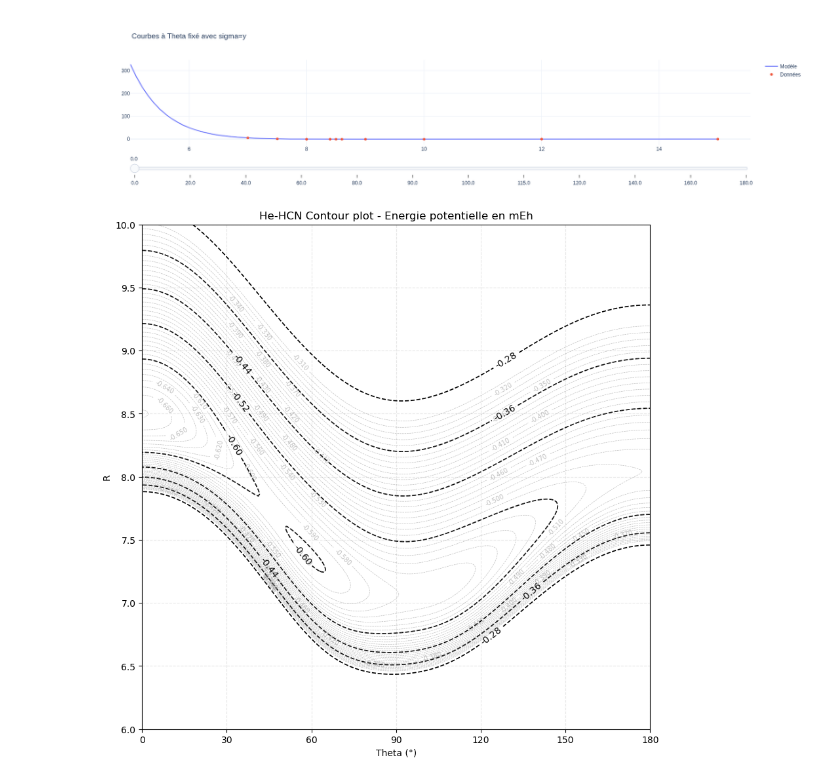
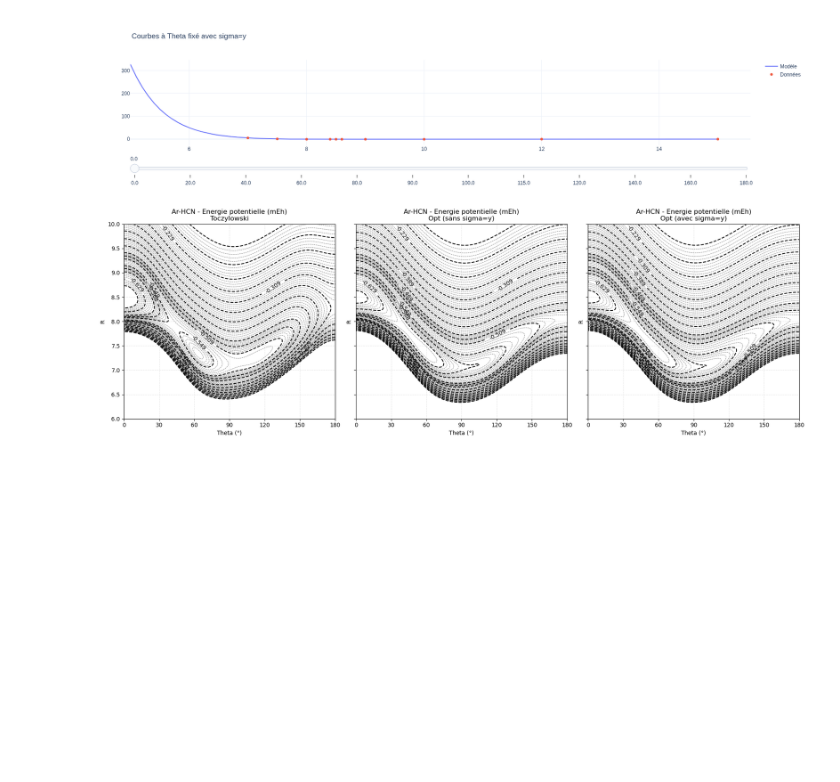
Before and after one commit to Amynek/Stage-M1, a Jupyter notebook: Ar-HCN.ipynb, the cells around one changed output. Cells and saved outputs as stored; diff of their text form; code cells hidden in the pictures; blank space fills up the shorter version.

Commit message:
Contour plot pour He, Ne et Ar

```diff
--- a/Ar-HCN.ipynb
+++ b/Ar-HCN.ipynb
@@ -360,48 +360,3 @@ plot_interactif(V_opt, params_opt_cf_sigma, Theta_vals, x_R, Ar,
 # %% [output]
 [figure]
 [figure]
-# %%
-# Definition des axes
-theta_grid = np.linspace(0, 180, 250)
-r_grid = np.linspace(6, 10, 250)
-Theta_mesh, R_mesh = np.meshgrid(theta_grid, r_grid)
-
-# Calcul de la matrice d'energie Z et conversion de uEh en mEh
-Z = np.array([
-    V_opt(params_opt_cf_sigma, np.full_like(theta_grid, r), theta_grid)
-    for r in r_grid
-])
-
-# Masquage des contours en dessous de R=7.2 pour Theta proche de 0
-mask_repulsion = (R_mesh < 7.75) & (Theta_mesh < 10)
-Z_masked = Z.copy()
-Z_masked[mask_repulsion] = np.nan
-
-# Niveaux contours principaux
-levels_main = np.arange(-0.6, -0.2, 0.08)
-
-# Niveaux contours secondaires
-levels_fine = np.arange(-1, -0.3, 0.01)
-
-
-plt.figure(figsize=(10, 10))
-
-# Contours principaux en noir
-cp_main = plt.contour(Theta_mesh, R_mesh, Z_masked, levels=levels_main, colors='black', linewidths=1.2)
-plt.clabel(cp_main, inline=True, fontsize=10, fmt='%.2f')
-
-# Ajout de lignes de fond plus fines pour la structure
-cp_fine = plt.contour(Theta_mesh, R_mesh, Z_masked, levels=levels_fine, colors='gray', alpha=0.5, linewidths=0.5)
-plt.clabel(cp_fine, inline=True, fontsize=7, fmt='%.3f')
-
-plt.title("He-HCN Contour plot - Energie potentielle en mEh")
-plt.xlabel("Theta (°)")
-plt.ylabel("R")
-
-# Ajout de ticks pour l'axe R
-plt.yticks(np.arange(6, 10.5, 0.5))
-plt.xticks(np.arange(0, 181, 30))
-
-plt.grid(True, linestyle='--', alpha=0.3)
-# %% [output]
-[figure, removed]
@@ -407,0 +430,10 @@ plt.grid(True, linestyle='--', alpha=0.3)
+# %%
+fig, axes = plt.subplots(1, 3, figsize=(18, 6), sharey=True)
+
+contour_plot(axes[0], params_Ar, "Toczylowski")
+contour_plot(axes[1], params_opt_cf, "Opt (sans sigma=y)")
+contour_plot(axes[2], params_opt_cf_sigma, "Opt (avec sigma=y)")
+
+plt.tight_layout()
+# %% [output]
+[figure, added]
```
Also changed, not shown: parts of 1 cell of this notebook, 6 other files.
